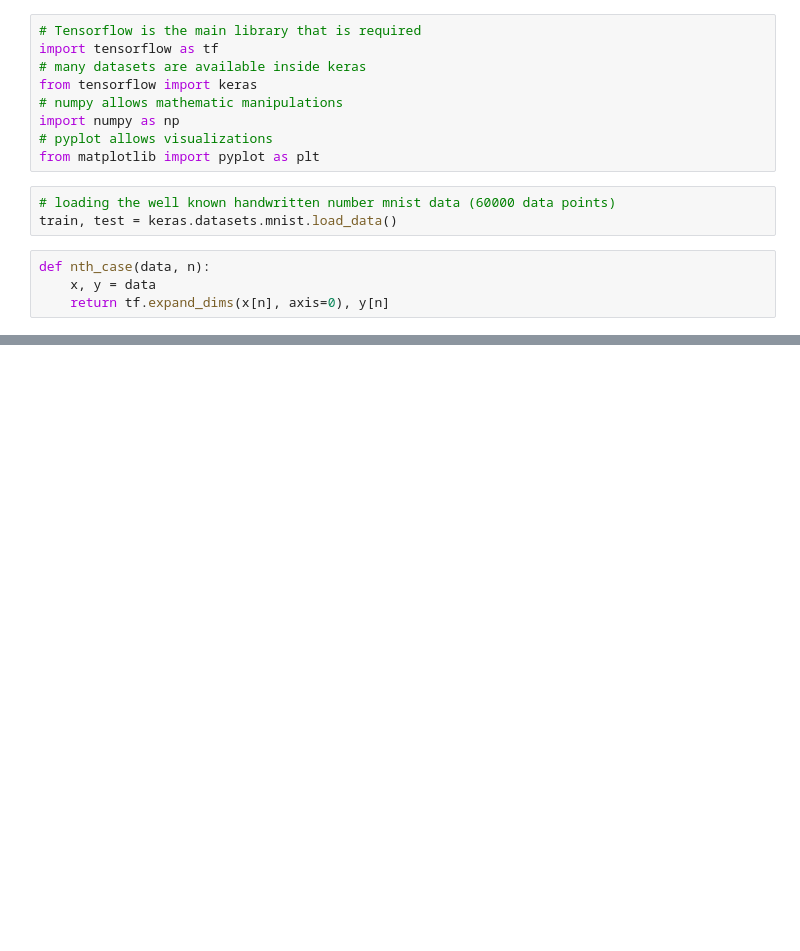
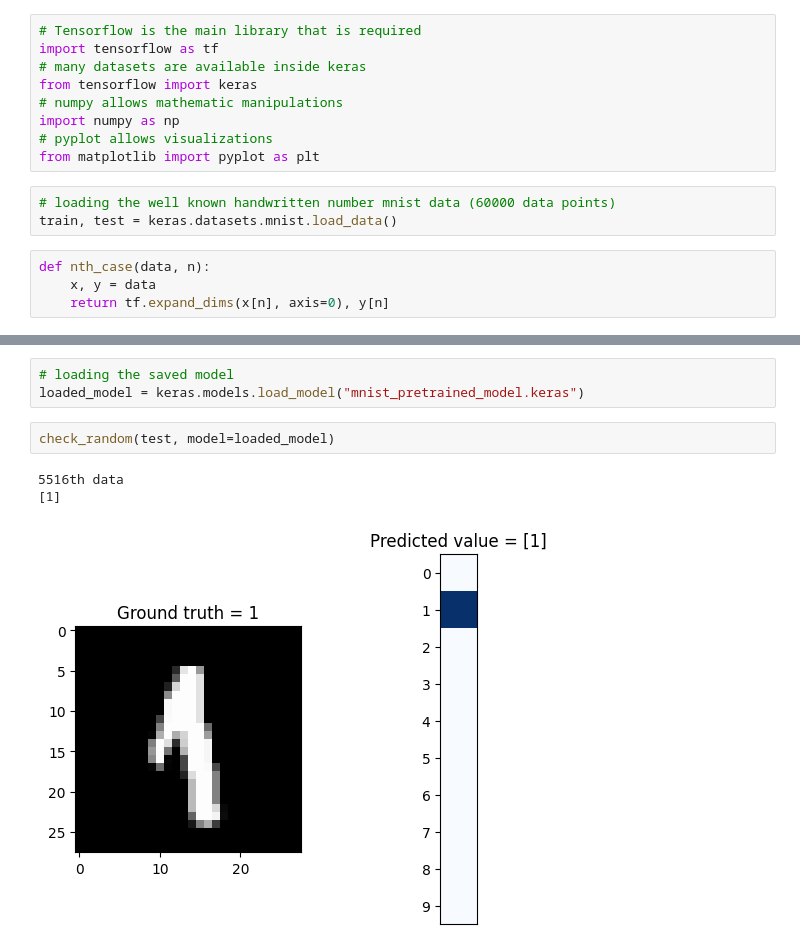
Before and after one commit to krischal111/Learning-ML-by-implementing-myself, a Jupyter notebook: Applying/mnist.ipynb, the cells around one changed output, grey strips where cells are left out. Saved outputs shown, nothing was run; the diff lists cells and outputs as text; blank space fills up the shorter version.

```diff
--- a/Applying/mnist.ipynb
+++ b/Applying/mnist.ipynb
@@ -127,0 +141,9 @@ for case in questionable_train_cases:
+# %%
+# loading the saved model
+loaded_model = keras.models.load_model("mnist_pretrained_model.keras")
+# %%
+check_random(test, model=loaded_model)
+# %% [output]
+5516th data
+[1]
+[figure, added]
```
Also changed, not shown: parts of 10 cells of this notebook, 12 other files.
